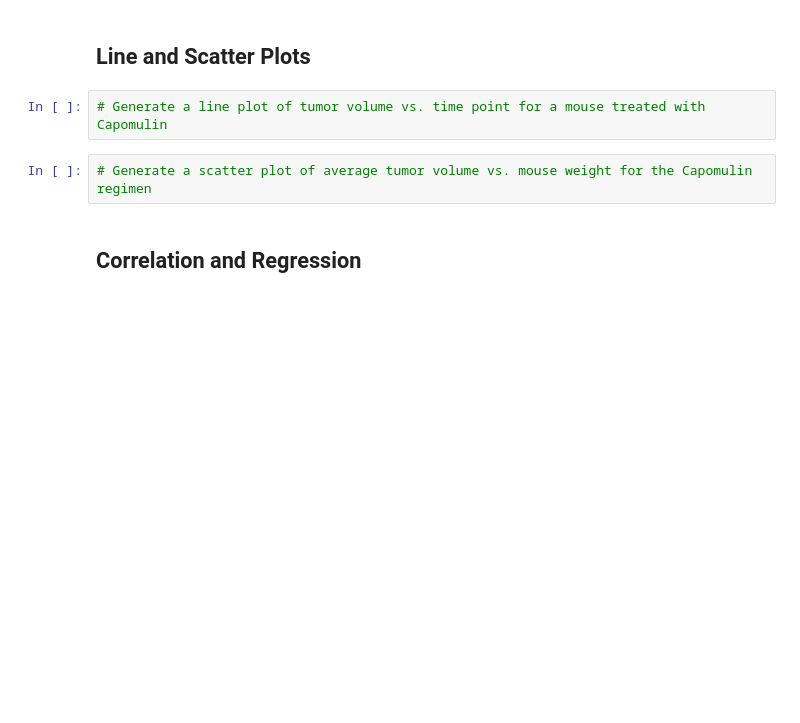
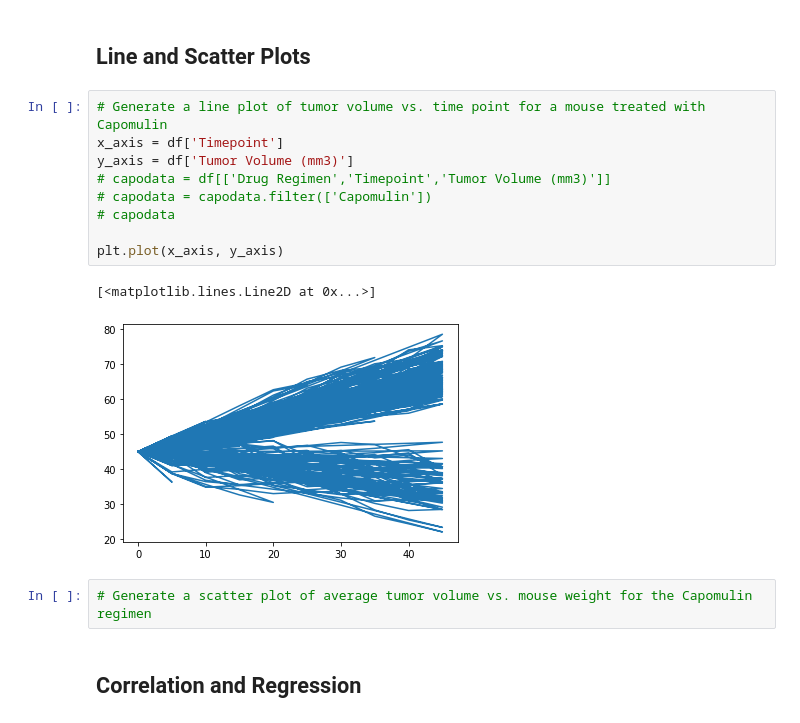
Before and after one commit to mbustillos329/matplotlib-homework, a Jupyter notebook: Pymaceuticals/pymaceuticals_starter.ipynb, the cells around one changed output. Saved outputs shown, nothing was run; the diff lists cells and outputs as text; blank space fills up the shorter version.

```diff
--- a/Pymaceuticals/pymaceuticals_starter.ipynb
+++ b/Pymaceuticals/pymaceuticals_starter.ipynb
@@ -327,6 +356,16 @@ ax1.boxplot(tumor_volume)
 ## Line and Scatter Plots
 # %%
 # Generate a line plot of tumor volume vs. time point for a mouse treated with Capomulin
+x_axis = df['Timepoint']
+y_axis = df['Tumor Volume (mm3)']
+# capodata = df[['Drug Regimen','Timepoint','Tumor Volume (mm3)']]
+# capodata = capodata.filter(['Capomulin'])
+# capodata
+
+plt.plot(x_axis, y_axis)
+# %% [output]
+[<matplotlib.lines.Line2D at 0x...>]
+[figure, added]
 # %%
 # Generate a scatter plot of average tumor volume vs. mouse weight for the Capomulin regimen
 # %% [markdown]
```
Also changed, not shown: parts of 4 cells of this notebook, 2 other files.
